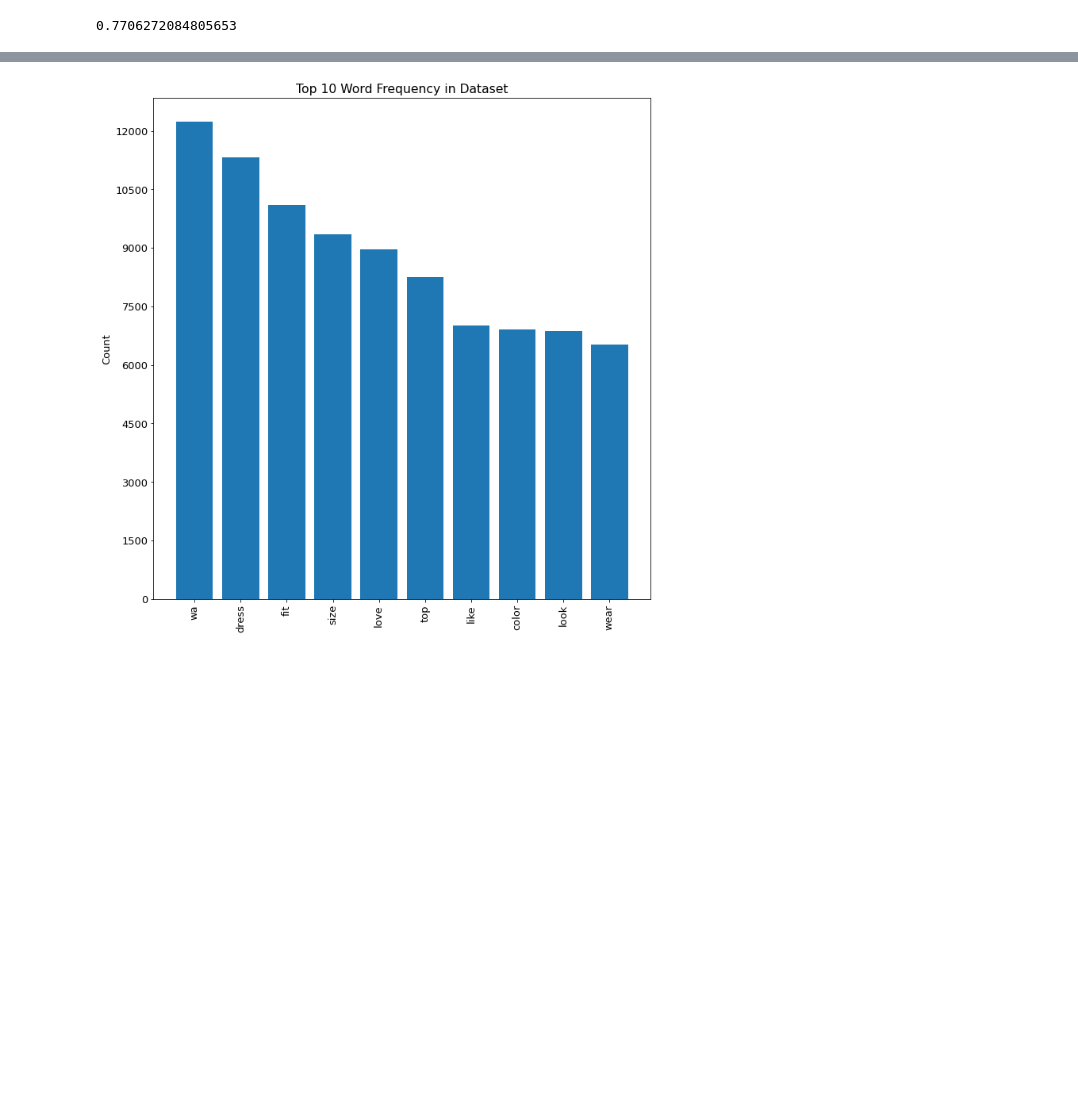
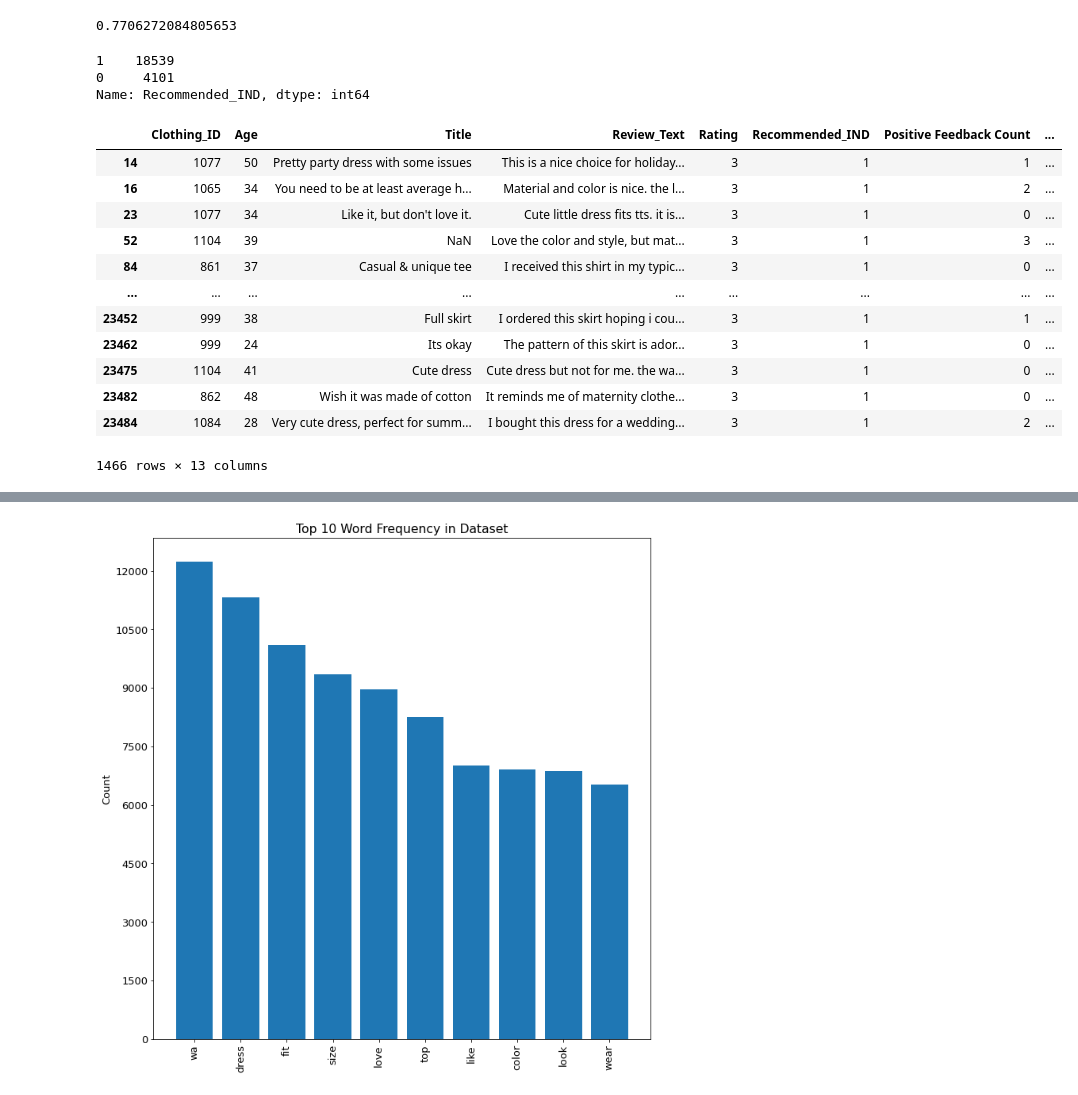
Before and after one commit to jlc0512/Utilizing-E-Commerce-Reviews-to-Predict-Comment-Sentiments, a Jupyter notebook: data_exploration_notebook.ipynb, the cells around one changed output, grey strips where cells are left out. Saved outputs shown, nothing was run; the diff lists cells and outputs as text; code cells hidden in the pictures; blank space fills up the shorter version.

```diff
--- a/data_exploration_notebook.ipynb
+++ b/data_exploration_notebook.ipynb
@@ -607,3 +601,9 @@ Name: Sentiment, dtype: int64
 0.7706272084805653
 # %%
 #77 % of ratings are categorized as positive sentiment
+# %%
+df.Recommended_IND.value_counts()
+# %% [output]
+1    18539
+0     4101
+Name: Recommended_IND, dtype: int64
@@ -609,0 +612,16 @@ Name: Sentiment, dtype: int64
+# %%
+df[df.Sentiment != df.Recommended_IND]
+# %% [output]
+|  | Clothing_ID | Age | Title | Review_Text | Rating | Recommended_IND | Positive Feedback Count | ... |
+| 14 | 1077 | 50 | Pretty party dress with some issues | This is a nice choice for holiday... | 3 | 1 | 1 | ... |
+| 16 | 1065 | 34 | You need to be at least average h... | Material and color is nice. the l... | 3 | 1 | 2 | ... |
+| 23 | 1077 | 34 | Like it, but don't love it. | Cute little dress fits tts. it is... | 3 | 1 | 0 | ... |
+| 52 | 1104 | 39 | NaN | Love the color and style, but mat... | 3 | 1 | 3 | ... |
+| 84 | 861 | 37 | Casual & unique tee | I received this shirt in my typic... | 3 | 1 | 0 | ... |
+| ... | ... | ... | ... | ... | ... | ... | ... | ... |
+| 23452 | 999 | 38 | Full skirt | I ordered this skirt hoping i cou... | 3 | 1 | 1 | ... |
+| 23462 | 999 | 24 | Its okay | The pattern of this skirt is ador... | 3 | 1 | 0 | ... |
+| 23475 | 1104 | 41 | Cute dress | Cute dress but not for me. the wa... | 3 | 1 | 0 | ... |
+| 23482 | 862 | 48 | Wish it was made of cotton | It reminds me of maternity clothe... | 3 | 1 | 0 | ... |
+| 23484 | 1084 | 28 | Very cute dress, perfect for summ... | I bought this dress for a wedding... | 3 | 1 | 2 | ... |
+1466 rows × 13 columns
```
Also changed, not shown: parts of 10 cells of this notebook, 2 other files.
